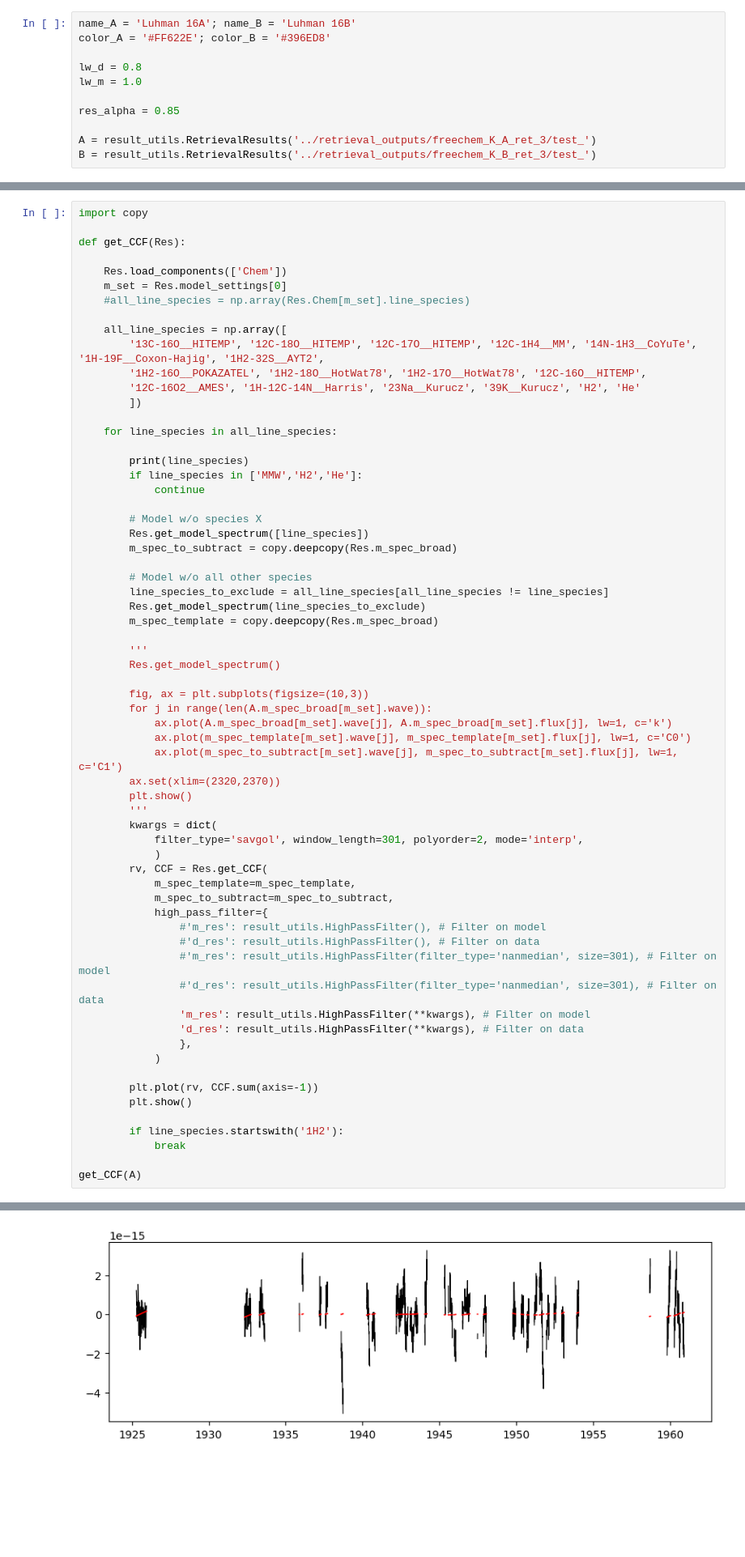
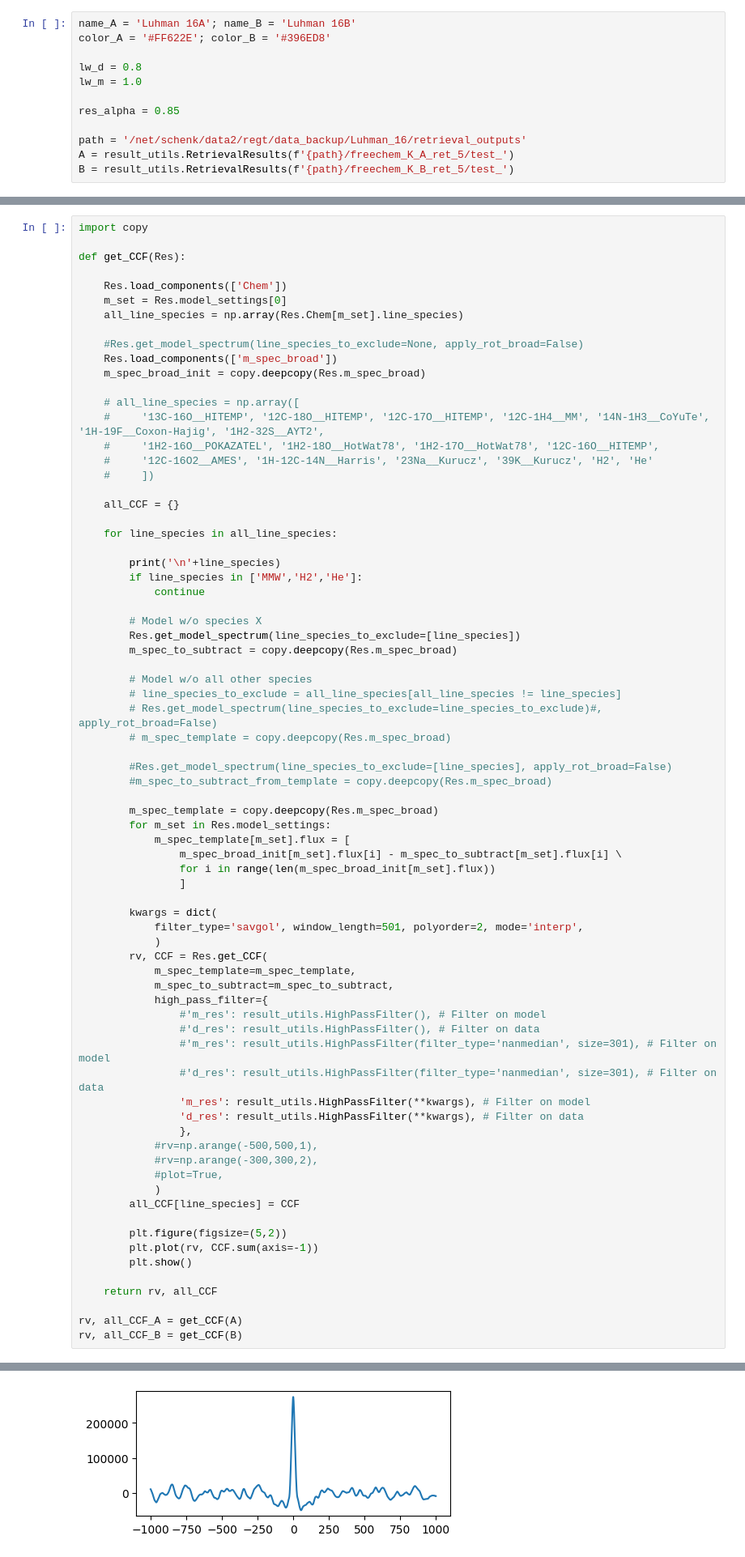
Before and after one commit to samderegt/retrieval_base, a Jupyter notebook: Luhman_16/figures/plot_K_band_CCF.ipynb, the cells around one changed output, grey strips where cells are left out. Shown at 81% size. Drawn from its saved outputs; the diff is of its cells as text; blank space fills up the shorter version.

```diff
--- a/Luhman_16/figures/plot_K_band_CCF.ipynb
+++ b/Luhman_16/figures/plot_K_band_CCF.ipynb
@@ -16,6 +16,7 @@ lw_m = 1.0
 
 res_alpha = 0.85
 
-A = result_utils.RetrievalResults('../retrieval_outputs/freechem_K_A_ret_3/test_')
-B = result_utils.RetrievalResults('../retrieval_outputs/freechem_K_B_ret_3/test_')
+path = '/net/schenk/data2/regt/data_backup/Luhman_16/retrieval_outputs'
+A = result_utils.RetrievalResults(f'{path}/freechem_K_A_ret_5/test_')
+B = result_utils.RetrievalResults(f'{path}/freechem_K_B_ret_5/test_')
 # %% [output]
@@ -30,42 +31,47 @@ def get_CCF(Res):
 
     Res.load_components(['Chem'])
     m_set = Res.model_settings[0]
-    #all_line_species = np.array(Res.Chem[m_set].line_species)
+    all_line_species = np.array(Res.Chem[m_set].line_species)
 
-    all_line_species = np.array([
-        '13C-16O__HITEMP', '12C-18O__HITEMP', '12C-17O__HITEMP', '12C-1H4__MM', '14N-1H3__CoYuTe', '1H-19F__Coxon-Hajig', '1H2-32S__AYT2',
-        '1H2-16O__POKAZATEL', '1H2-18O__HotWat78', '1H2-17O__HotWat78', '12C-16O__HITEMP',
-        '12C-16O2__AMES', '1H-12C-14N__Harris', '23Na__Kurucz', '39K__Kurucz', 'H2', 'He'
-        ])
+    #Res.get_model_spectrum(line_species_to_exclude=None, apply_rot_broad=False)
+    Res.load_components(['m_spec_broad'])
+    m_spec_broad_init = copy.deepcopy(Res.m_spec_broad)
+
+    # all_line_species = np.array([
+    #     '13C-16O__HITEMP', '12C-18O__HITEMP', '12C-17O__HITEMP', '12C-1H4__MM', '14N-1H3__CoYuTe', '1H-19F__Coxon-Hajig', '1H2-32S__AYT2',
+    #     '1H2-16O__POKAZATEL', '1H2-18O__HotWat78', '1H2-17O__HotWat78', '12C-16O__HITEMP',
+    #     '12C-16O2__AMES', '1H-12C-14N__Harris', '23Na__Kurucz', '39K__Kurucz', 'H2', 'He'
+    #     ])
+
+    all_CCF = {}
 
     for line_species in all_line_species:
 
-        print(line_species)
+        print('\n'+line_species)
         if line_species in ['MMW','H2','He']:
             continue
 
         # Model w/o species X
-        Res.get_model_spectrum([line_species])
+        Res.get_model_spectrum(line_species_to_exclude=[line_species])
         m_spec_to_subtract = copy.deepcopy(Res.m_spec_broad)
 
         # Model w/o all other species
-        line_species_to_exclude = all_line_species[all_line_species != line_species]
-        Res.get_model_spectrum(line_species_to_exclude)
+        # line_species_to_exclude = all_line_species[all_line_species != line_species]
+        # Res.get_model_spectrum(line_species_to_exclude=line_species_to_exclude)#, apply_rot_broad=False)
+        # m_spec_template = copy.deepcopy(Res.m_spec_broad)
+
+        #Res.get_model_spectrum(line_species_to_exclude=[line_species], apply_rot_broad=False)
+        #m_spec_to_subtract_from_template = copy.deepcopy(Res.m_spec_broad)
+
         m_spec_template = copy.deepcopy(Res.m_spec_broad)
+        for m_set in Res.model_settings:
+            m_spec_template[m_set].flux = [
+                m_spec_broad_init[m_set].flux[i] - m_spec_to_subtract[m_set].flux[i] \
+                for i in range(len(m_spec_broad_init[m_set].flux))
+                ]
 
-        '''
-        Res.get_model_spectrum()
-
-        fig, ax = plt.subplots(figsize=(10,3))
-        for j in range(len(A.m_spec_broad[m_set].wave)):
-            ax.plot(A.m_spec_broad[m_set].wave[j], A.m_spec_broad[m_set].flux[j], lw=1, c='k')
-            ax.plot(m_spec_template[m_set].wave[j], m_spec_template[m_set].flux[j], lw=1, c='C0')
-            ax.plot(m_spec_to_subtract[m_set].wave[j], m_spec_to_subtract[m_set].flux[j], lw=1, c='C1')
-        ax.set(xlim=(2320,2370))
-        plt.show()
-        '''
         kwargs = dict(
-            filter_type='savgol', window_length=301, polyorder=2, mode='interp',
+            filter_type='savgol', window_length=501, polyorder=2, mode='interp',
             )
         rv, CCF = Res.get_CCF(
             m_spec_template=m_spec_template,
@@ -78,13 +84,18 @@ def get_CCF(Res):
                 'm_res': result_utils.HighPassFilter(**kwargs), # Filter on model
                 'd_res': result_utils.HighPassFilter(**kwargs), # Filter on data
                 },
+            #rv=np.arange(-500,500,1),
+            #rv=np.arange(-300,300,2),
+            #plot=True,
             )
+        all_CCF[line_species] = CCF
 
+        plt.figure(figsize=(5,2))
         plt.plot(rv, CCF.sum(axis=-1))
         plt.show()
 
-        if line_species.startswith('1H2'):
-            break
+    return rv, all_CCF
 
-get_CCF(A)
+rv, all_CCF_A = get_CCF(A)
+rv, all_CCF_B = get_CCF(B)
 # %% [output]
@@ -92 +103 @@ get_CCF(A)
-[figure, old version]
+[figure, new version]
```
Also changed, not shown: parts of 3 cells of this notebook, 6 other files.
